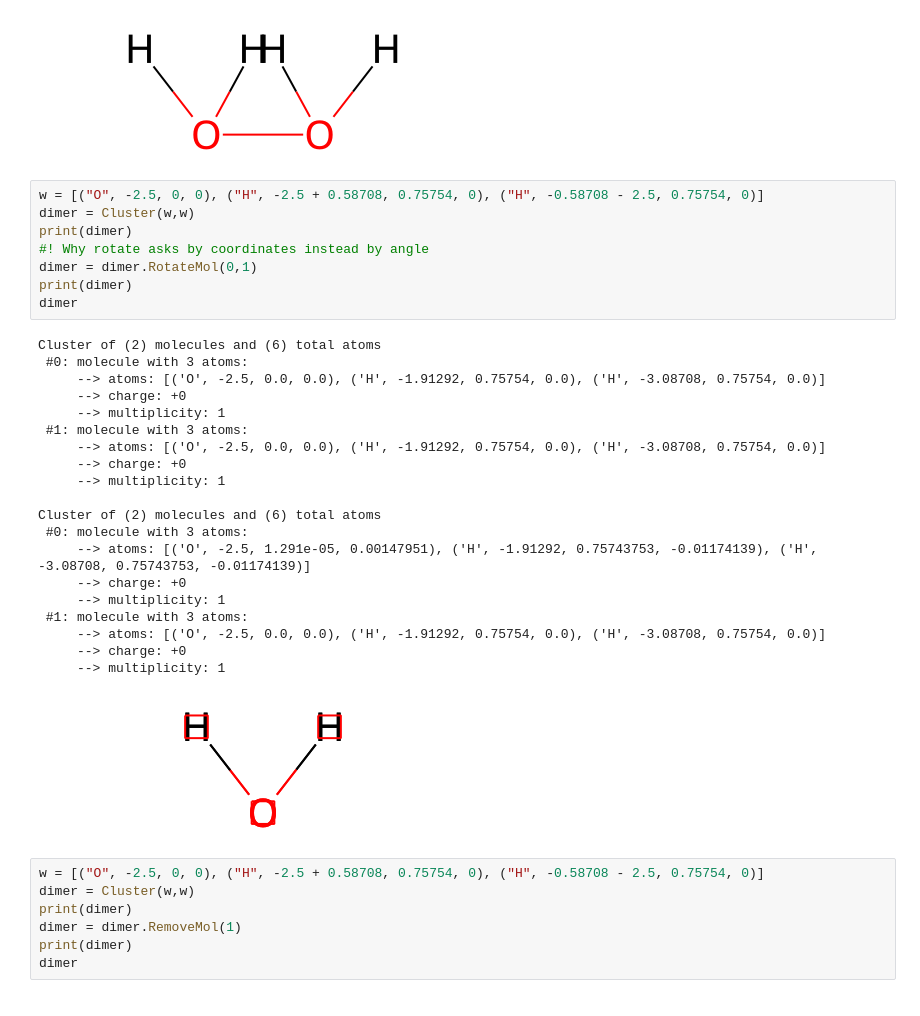
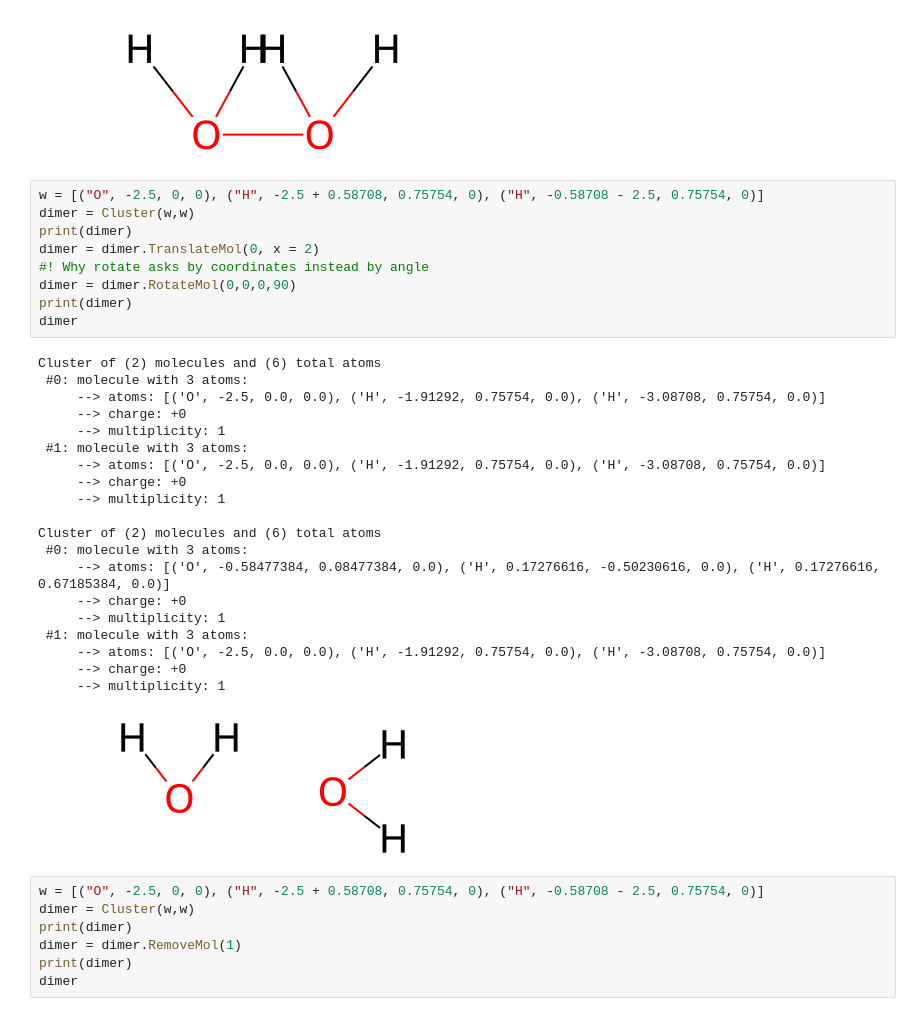
Before and after one commit to e-florez/amcess, a Jupyter notebook: workflow/09_cluster_rdkit.ipynb, the cells around one changed output. Drawn from its saved outputs; the diff is of its cells as text.

```diff
--- a/workflow/09_cluster_rdkit.ipynb
+++ b/workflow/09_cluster_rdkit.ipynb
@@ -220,32 +220,33 @@ Cluster of (2) molecules and (6) total atoms
 # %%
 w = [("O", -2.5, 0, 0), ("H", -2.5 + 0.58708, 0.75754, 0), ("H", -0.58708 - 2.5, 0.75754, 0)]
 dimer = Cluster(w,w)
 print(dimer)
+dimer = dimer.TranslateMol(0, x = 2)
 #! Why rotate asks by coordinates instead by angle
-dimer = dimer.RotateMol(0,1)
+dimer = dimer.RotateMol(0,0,0,90)
 print(dimer)
 dimer
 # %% [output]
 Cluster of (2) molecules and (6) total atoms
  #0: molecule with 3 atoms:
      --> atoms: [('O', -2.5, 0.0, 0.0), ('H', -1.91292, 0.75754, 0.0), ('H', -3.08708, 0.75754, 0.0)]
      --> charge: +0
      --> multiplicity: 1
  #1: molecule with 3 atoms:
      --> atoms: [('O', -2.5, 0.0, 0.0), ('H', -1.91292, 0.75754, 0.0), ('H', -3.08708, 0.75754, 0.0)]
      --> charge: +0
      --> multiplicity: 1
 
 Cluster of (2) molecules and (6) total atoms
  #0: molecule with 3 atoms:
-     --> atoms: [('O', -2.5, 1.291e-05, 0.00147951), ('H', -1.91292, 0.75743753, -0.01174139), ('H', -3.08708, 0.75743753, -0.01174139)]
+     --> atoms: [('O', -0.58477384, 0.08477384, 0.0), ('H', 0.17276616, -0.50230616, 0.0), ('H', 0.17276616, 0.67185384, 0.0)]
      --> charge: +0
      --> multiplicity: 1
  #1: molecule with 3 atoms:
      --> atoms: [('O', -2.5, 0.0, 0.0), ('H', -1.91292, 0.75754, 0.0), ('H', -3.08708, 0.75754, 0.0)]
      --> charge: +0
      --> multiplicity: 1
-[figure, old version]
+[figure, new version]
 # %%
 w = [("O", -2.5, 0, 0), ("H", -2.5 + 0.58708, 0.75754, 0), ("H", -0.58708 - 2.5, 0.75754, 0)]
 dimer = Cluster(w,w)
```
Also changed, not shown: parts of 12 cells of this notebook, 1 other file.
